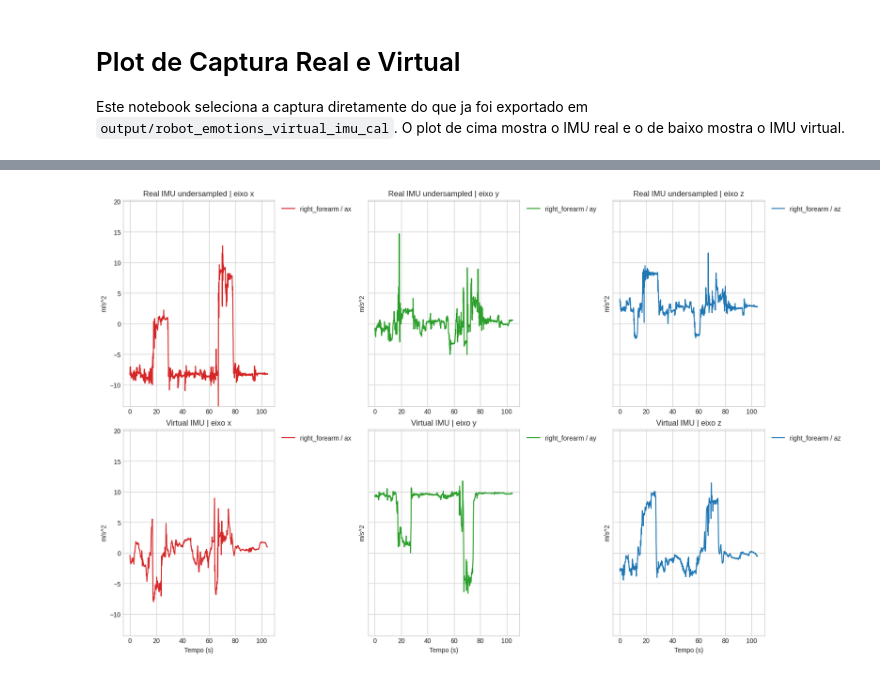
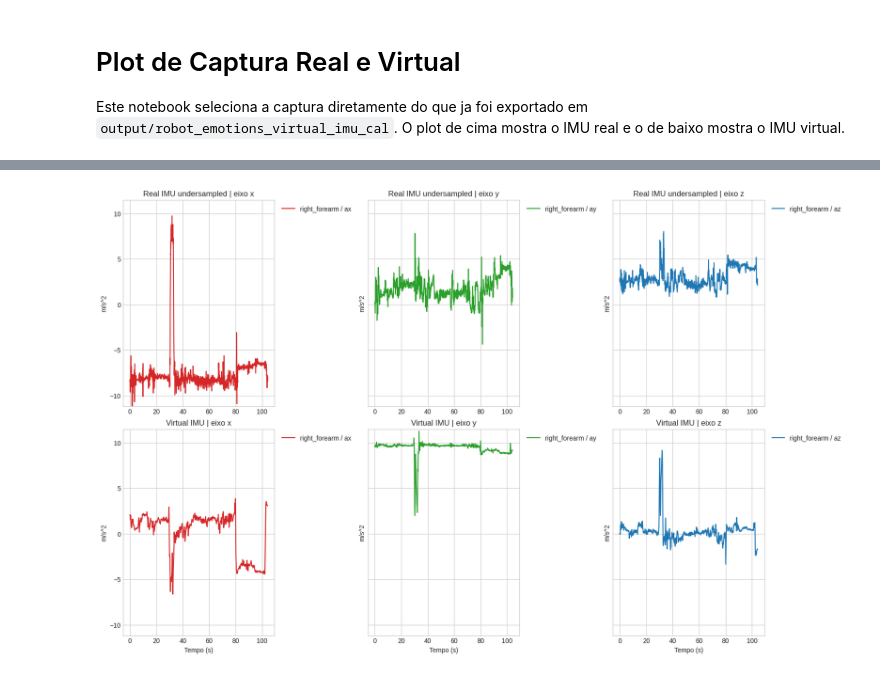
Before and after one commit to Henrique-hpds/IMUGPT, a Jupyter notebook: validation/plot_real_virtual_capture.ipynb, the cells around one changed output, grey strips where cells are left out. Saved outputs shown, nothing was run; the diff lists cells and outputs as text; code cells hidden in the pictures.

Commit message:
Fix paths in validation notebooks

```diff
--- a/validation/plot_real_virtual_capture.ipynb
+++ b/validation/plot_real_virtual_capture.ipynb
@@ -15,10 +15,10 @@ from IPython.display import display
 
 
 def find_project_root():
+    """Encontra a raiz do projeto IMUGPT procurando por pasta de output."""
     candidate_roots = []
     cwd = Path.cwd().resolve()
     candidate_roots.extend([cwd, *cwd.parents])
-    candidate_roots.append(Path("/home/henriquesouza/IMUGPT"))
 
     seen = set()
     for candidate in candidate_roots:
@@ -26,12 +26,13 @@ def find_project_root():
         if candidate in seen:
             continue
         seen.add(candidate)
-        if (candidate / "pose_module").exists() and (
-            (candidate / "output" / "robot_emotions_virtual_imu_cal").exists()
-            or (candidate / "output" / "robot_emotions_virtual_imu").exists()
-            or (candidate / "output" / "robot_emotions_virtual_imu_final_v1").exists()
-        ):
-            return candidate
+
+        # Procura por pose_module E por qualquer pasta de output
+        if (candidate / "pose_module").exists() and (candidate / "output").exists():
+            output_dir = candidate / "output"
+            # Verifica se há alguma pasta de dados dentro de output
+            if any(output_dir.iterdir()):
+                return candidate
 
     raise RuntimeError(
         "Nao encontrei a raiz do projeto. Abra o notebook dentro do repo IMUGPT."
@@ -236,7 +237,7 @@ def plot_signal_block(
     ax.legend(loc="upper left", bbox_to_anchor=(1.01, 1.0))
 
 
-OUTPUT_ROOT = PROJECT_ROOT / "output" / "robot_emotions_virtual_imu_final_v1"
+OUTPUT_ROOT = PROJECT_ROOT / "output" / "robot_emotions_virtual_imu_cpu"
 CAPTURES_DF = build_exported_capture_table(OUTPUT_ROOT)
 # %%
 CAPTURES_DF[["clip_id", "domain", "user_id", "tag_number", "take_id", "emotion", "action"]]
@@ -428,7 +418,7 @@ def process():
     plt.show()
 # %%
 # Se CLIP_ID estiver preenchido, ele tem prioridade.
-CLIP_ID = "robot_emotions_10ms_u02_tag18"
+CLIP_ID = "robot_emotions_10ms_u02_tag01"
 
 # somente se quiser selecionar sem CLIP_ID.
 DOMAIN = "10ms"
@@ -451 +441 @@ process()
-[figure, old version]
+[figure, new version]
```
Also changed, not shown: parts of 2 cells of this notebook, 1 other file.
